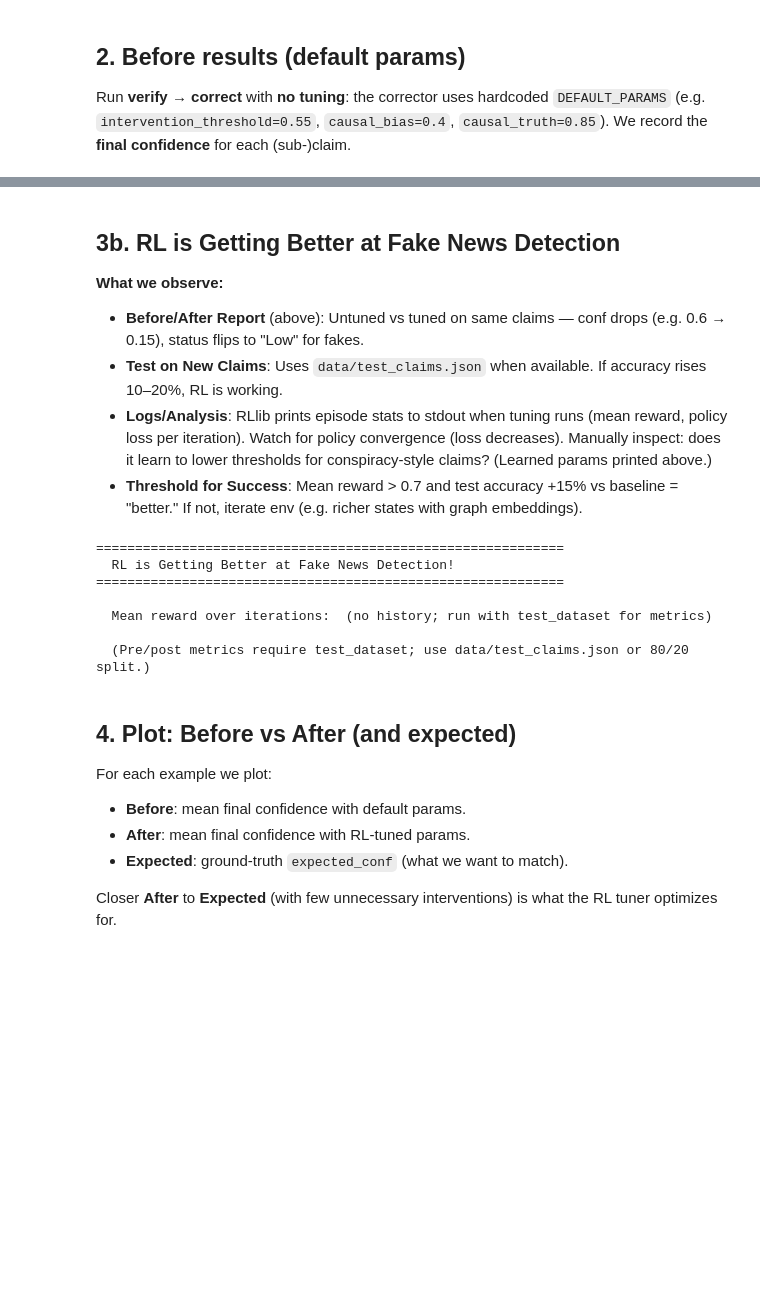
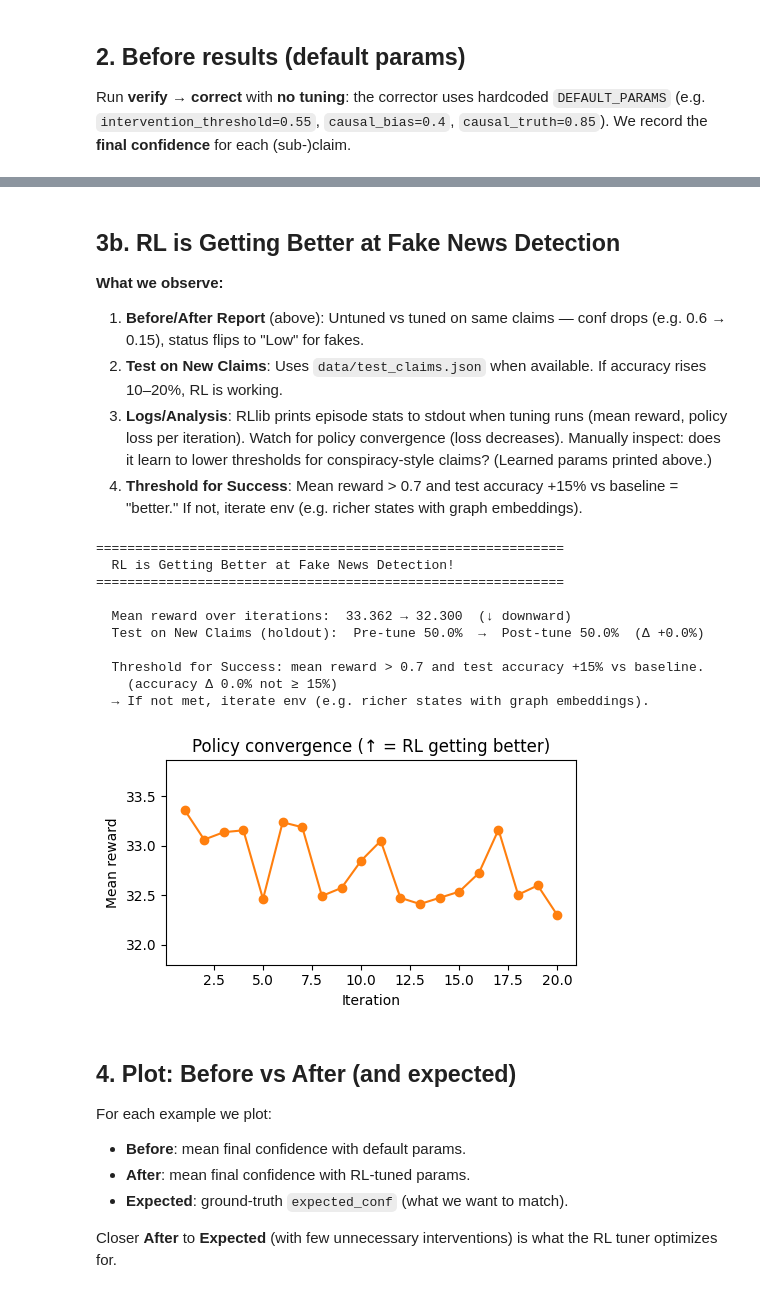
Before and after one commit to WeiL11/FakeNewsVerifier, a Jupyter notebook: notebooks/before_after_plot.ipynb, the cells around one changed output, grey strips where cells are left out. Drawn from its saved outputs; the diff is of its cells as text; code cells hidden in the pictures; blank space fills up the shorter version.

```diff
--- a/notebooks/before_after_plot.ipynb
+++ b/notebooks/before_after_plot.ipynb
@@ -153,10 +408,10 @@ After mean confidence per example: [0.7, 0.85, 0.825, 0.6, 0.45, 0.65, 0.6, 0.45
 
 **What we observe:**
 
-- **Before/After Report** (above): Untuned vs tuned on same claims — conf drops (e.g. 0.6 → 0.15), status flips to "Low" for fakes.
-- **Test on New Claims**: Uses `data/test_claims.json` when available. If accuracy rises 10–20%, RL is working.
-- **Logs/Analysis**: RLlib prints episode stats to stdout when tuning runs (mean reward, policy loss per iteration). Watch for policy convergence (loss decreases). Manually inspect: does it learn to lower thresholds for conspiracy-style claims? (Learned params printed above.)
-- **Threshold for Success**: Mean reward &gt; 0.7 and test accuracy +15% vs baseline = "better." If not, iterate env (e.g. richer states with graph embeddings).
+1. **Before/After Report** (above): Untuned vs tuned on same claims — conf drops (e.g. 0.6 → 0.15), status flips to "Low" for fakes.
+2. **Test on New Claims**: Uses `data/test_claims.json` when available. If accuracy rises 10–20%, RL is working.
+3. **Logs/Analysis**: RLlib prints episode stats to stdout when tuning runs (mean reward, policy loss per iteration). Watch for policy convergence (loss decreases). Manually inspect: does it learn to lower thresholds for conspiracy-style claims? (Learned params printed above.)
+4. **Threshold for Success**: Mean reward &gt; 0.7 and test accuracy +15% vs baseline = "better." If not, iterate env (e.g. richer states with graph embeddings).
 # %%
 # Threshold for Success + Logs/Analysis (reward convergence)
 reward_history = after_params.get("reward_history") or []
@@ -172,48 +427,64 @@ if reward_history:
     trend = "↑ upward" if end_r >= start_r else "↓ downward"
     print(f"\n  Mean reward over iterations:  {start_r:.3f} → {end_r:.3f}  ({trend})")
 else:
-    print("\n  Mean reward over iterations:  (no history; run with test_dataset for metrics)")
+    print("\n  Mean reward over iterations:  (no history — RL training did not run. Install: pip install torch 'ray[rllib]>=2.9.0')")
 
 if metrics_pre and metrics_post:
     acc_pre = metrics_pre.get("accuracy", 0) * 100
     acc_post = metrics_post.get("accuracy", 0) * 100
     delta = acc_post - acc_pre
-    print(f"  Accuracy (holdout/new claims):  Pre-tune {acc_pre:.1f}%  →  Post-tune {acc_post:.1f}%  (Δ {delta:+.1f}%)")
+    print(f"  Test on New Claims (holdout):  Pre-tune {acc_pre:.1f}%  →  Post-tune {acc_post:.1f}%  (Δ {delta:+.1f}%)")
+    if 10 <= delta <= 20:
+        print("  → RL is working (accuracy +10–20%).")
+    elif delta > 20:
+        print("  → RL is working (accuracy +>20%).")
     mean_reward = sum(reward_history) / len(reward_history) if reward_history else 0
     success = mean_reward > 0.7 and delta >= 15.0
+    print("\n  Threshold for Success: mean reward > 0.7 and test accuracy +15% vs baseline.")
     if success:
-        print("\n  ✓ Success: mean reward > 0.7 and test accuracy +15% vs baseline.")
+        print("  ✓ Success: both conditions met.")
     else:
-        print("\n  Threshold: mean reward > 0.7 and accuracy Δ ≥ 15%. If not met, iterate env (e.g. richer states with graph embeddings).")
+        if reward_history and mean_reward <= 0.7:
+            print(f"    (mean reward {mean_reward:.2f} not > 0.7)")
+        if delta < 15.0:
+            print(f"    (accuracy Δ {delta:.1f}% not ≥ 15%)")
+        print("  → If not met, iterate env (e.g. richer states with graph embeddings).")
 else:
     print("\n  (Pre/post metrics require test_dataset; use data/test_claims.json or 80/20 split.)")
 
 # Logs/Analysis: reward convergence plot (policy learning)
 if reward_history:
     try:
         import matplotlib.pyplot as plt
         fig, ax = plt.subplots(figsize=(5, 3))
         ax.plot(range(1, len(reward_history) + 1), reward_history, "o-", color="C1")
         ax.set_xlabel("Iteration")
         ax.set_ylabel("Mean reward")
         ax.set_title("Policy convergence (↑ = RL getting better)")
-        ax.set_ylim(0, 1.05)
+        # Use data range: rewards can be 0-1 (per-claim) or 30+ (batch sum)
+        lo, hi = min(reward_history), max(reward_history)
+        margin = max(0.5, (hi - lo) * 0.2) if hi > lo else 1.0
+        ax.set_ylim(lo - margin, hi + margin)
         plt.tight_layout()
         out_dir = ROOT / "notebooks" / "output"
         out_dir.mkdir(parents=True, exist_ok=True)
         plt.savefig(out_dir / "reward_convergence.png", dpi=120)
         plt.show()
     except Exception:
         pass
 print()
 # %% [output]
 ============================================================
   RL is Getting Better at Fake News Detection!
 ============================================================
 
-  Mean reward over iterations:  (no history; run with test_dataset for metrics)
+  Mean reward over iterations:  33.362 → 32.300  (↓ downward)
+  Test on New Claims (holdout):  Pre-tune 50.0%  →  Post-tune 50.0%  (Δ +0.0%)
 
-  (Pre/post metrics require test_dataset; use data/test_claims.json or 80/20 split.)
+  Threshold for Success: mean reward > 0.7 and test accuracy +15% vs baseline.
+    (accuracy Δ 0.0% not ≥ 15%)
+  → If not met, iterate env (e.g. richer states with graph embeddings).
+[figure, added]
 # %% [markdown]
 ## 4. Plot: Before vs After (and expected)
 
```
Also changed, not shown: parts of 17 cells of this notebook, 15 other files.
